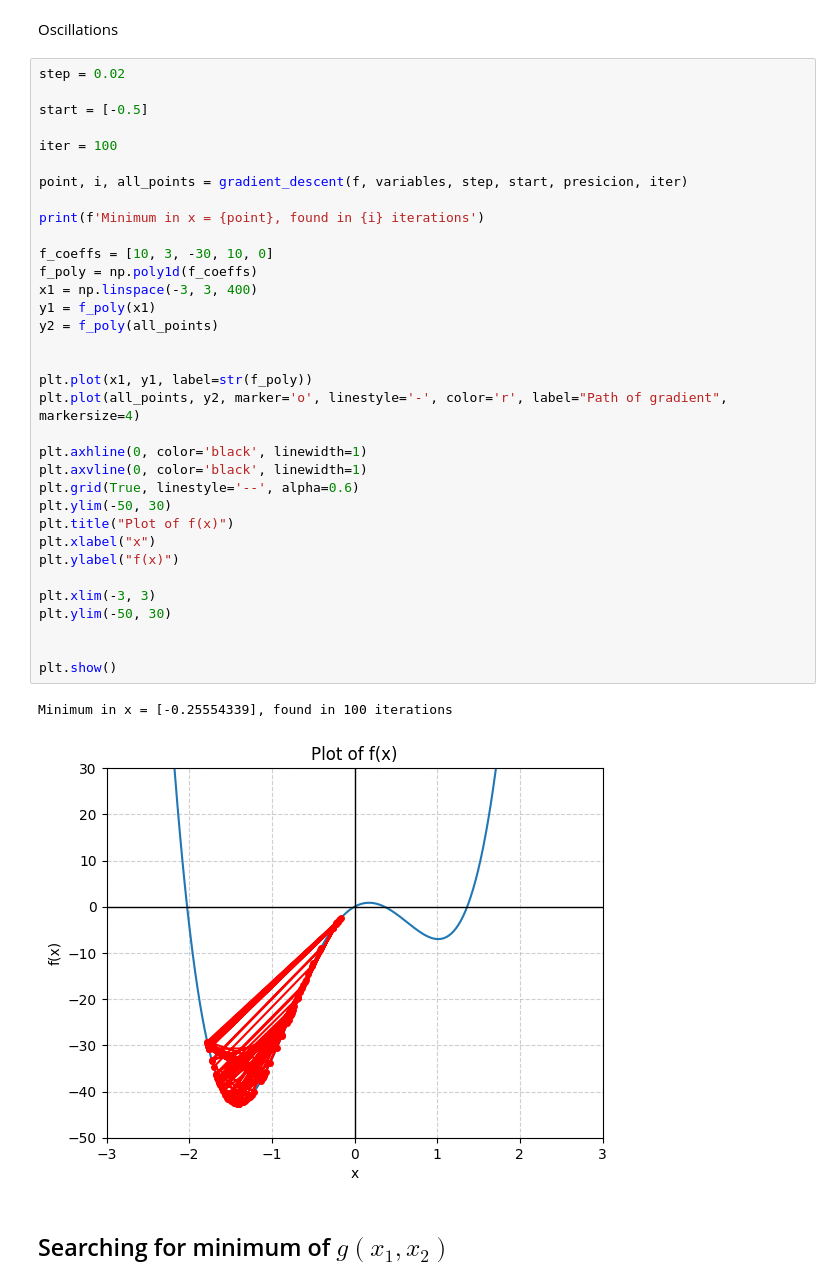
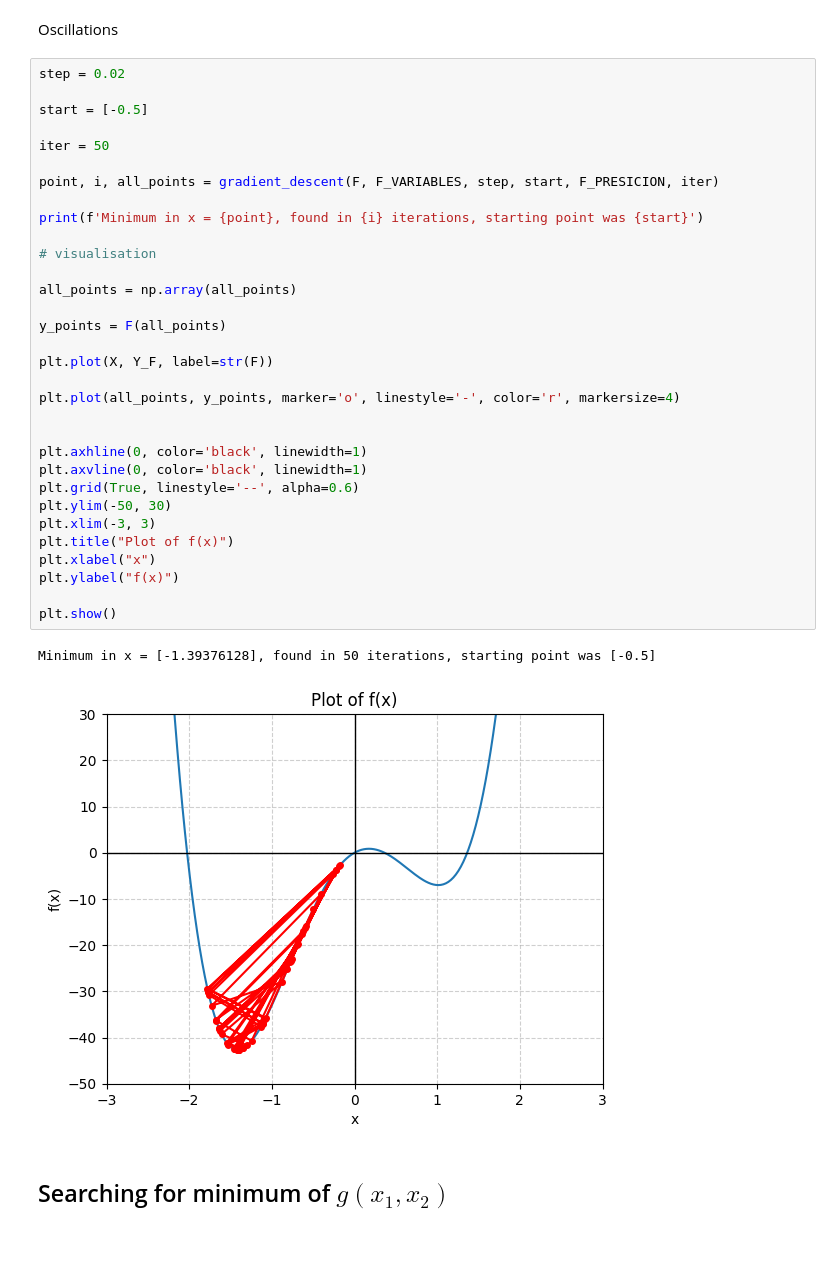
Before and after one commit to NataszaJarecka/WSI_LABS, a Jupyter notebook: Lab 1/experiments.ipynb, the cells around one changed output. Saved outputs shown, nothing was run; the diff lists cells and outputs as text; blank space fills up the shorter version.

```diff
--- a/Lab 1/experiments.ipynb
+++ b/Lab 1/experiments.ipynb
@@ -186,40 +175,38 @@ Oscillations
 # %%
 step = 0.02
 
 start = [-0.5]
 
-iter = 100
+iter = 50
 
-point, i, all_points = gradient_descent(f, variables, step, start, presicion, iter)
+point, i, all_points = gradient_descent(F, F_VARIABLES, step, start, F_PRESICION, iter)
 
-print(f'Minimum in x = {point}, found in {i} iterations')
+print(f'Minimum in x = {point}, found in {i} iterations, starting point was {start}')
 
-f_coeffs = [10, 3, -30, 10, 0]
-f_poly = np.poly1d(f_coeffs)
-x1 = np.linspace(-3, 3, 400)
-y1 = f_poly(x1)
-y2 = f_poly(all_points)
+# visualisation
 
+all_points = np.array(all_points)
 
-plt.plot(x1, y1, label=str(f_poly))
-plt.plot(all_points, y2, marker='o', linestyle='-', color='r', label="Path of gradient", markersize=4)
+y_points = F(all_points)
+
+plt.plot(X, Y_F, label=str(F))
+
+plt.plot(all_points, y_points, marker='o', linestyle='-', color='r', markersize=4)
+
 
 plt.axhline(0, color='black', linewidth=1)
 plt.axvline(0, color='black', linewidth=1)
 plt.grid(True, linestyle='--', alpha=0.6)
 plt.ylim(-50, 30)
+plt.xlim(-3, 3)
 plt.title("Plot of f(x)")
 plt.xlabel("x")
 plt.ylabel("f(x)")
 
-plt.xlim(-3, 3)
-plt.ylim(-50, 30)
-
-
 plt.show()
 # %% [output]
-Minimum in x = [-0.25554339], found in 100 iterations
+Minimum in x = [-1.39376128], found in 50 iterations, starting point was [-0.5]
-[figure, old version]
+[figure, new version]
 # %% [markdown]
 ## Searching for minimum of $g(x_1, x_2)$
 # %%
```
Also changed, not shown: parts of 10 cells of this notebook, 2 other files.
